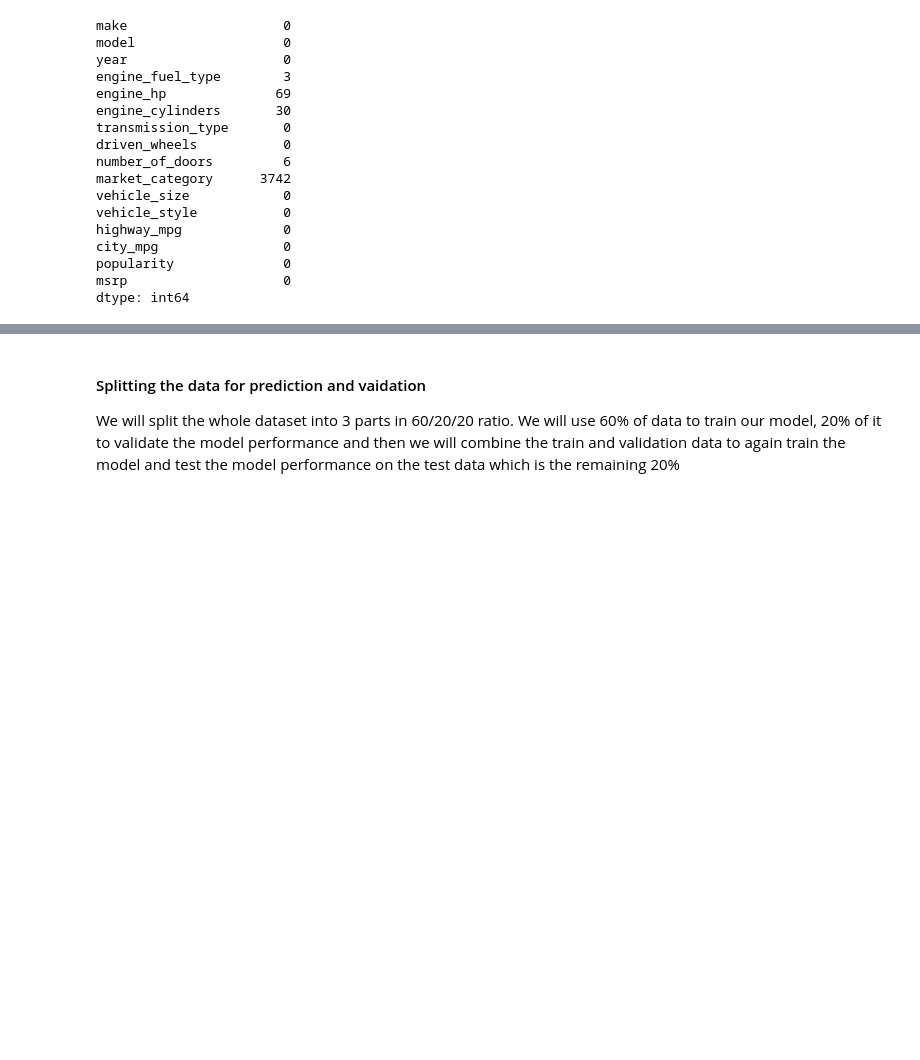
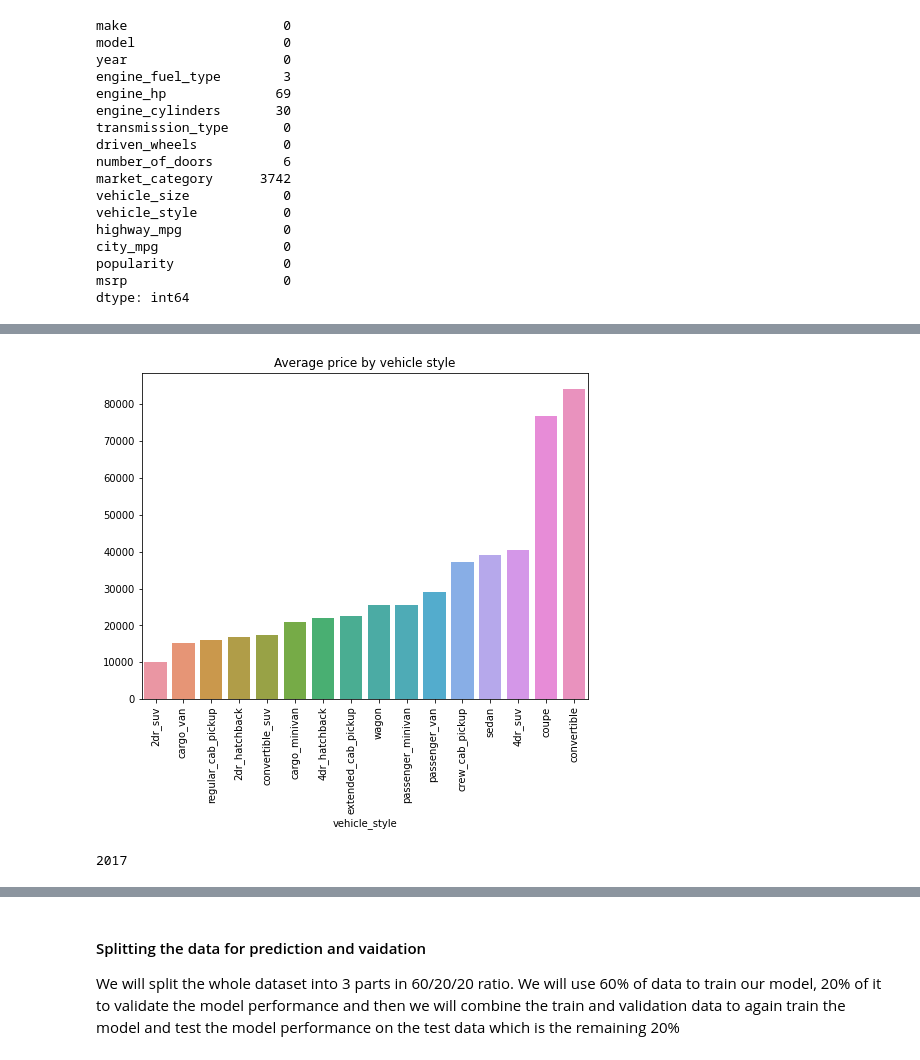
Before and after one commit to ugoswami11/ml-course-bootcamp, a Jupyter notebook: notebooks/car-price.ipynb, the cells around one changed output, grey strips where cells are left out. Saved outputs shown, nothing was run; the diff lists cells and outputs as text; code cells hidden in the pictures; blank space fills up the shorter version.

```diff
--- a/notebooks/car-price.ipynb
+++ b/notebooks/car-price.ipynb
@@ -144,0 +220,15 @@ dtype: int64
+# %%
+plt.figure(figsize=(8,6))
+
+veh_style = df.groupby('vehicle_style').msrp.mean().sort_values()
+
+sns.barplot(x = veh_style.index,y= veh_style.values)
+plt.xticks(rotation=90)
+plt.title("Average price by vehicle style")
+plt.show()
+# %% [output]
+[figure, added]
+# %%
+df['year'].max()
+# %% [output]
+2017
```
Also changed, not shown: parts of 32 cells of this notebook.
